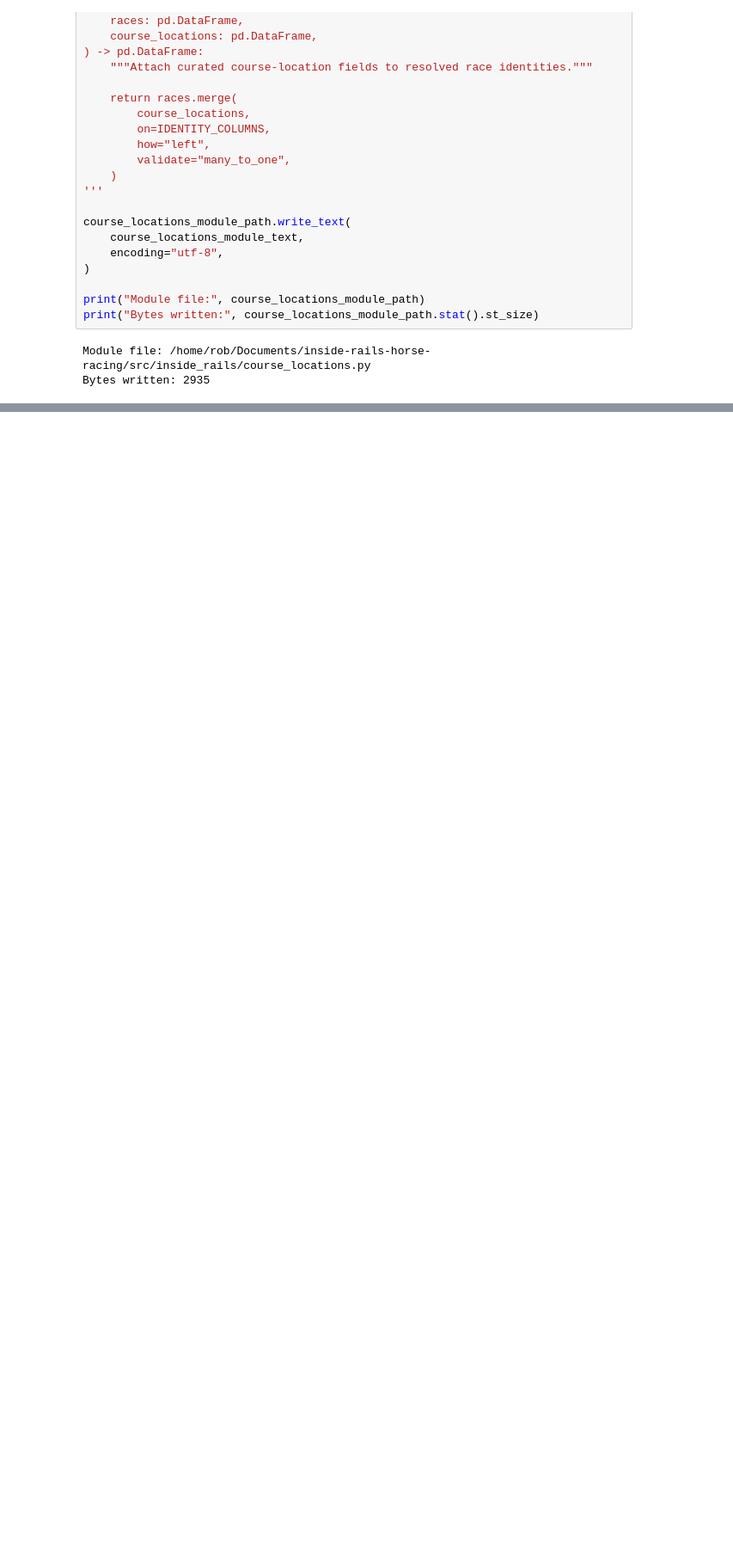
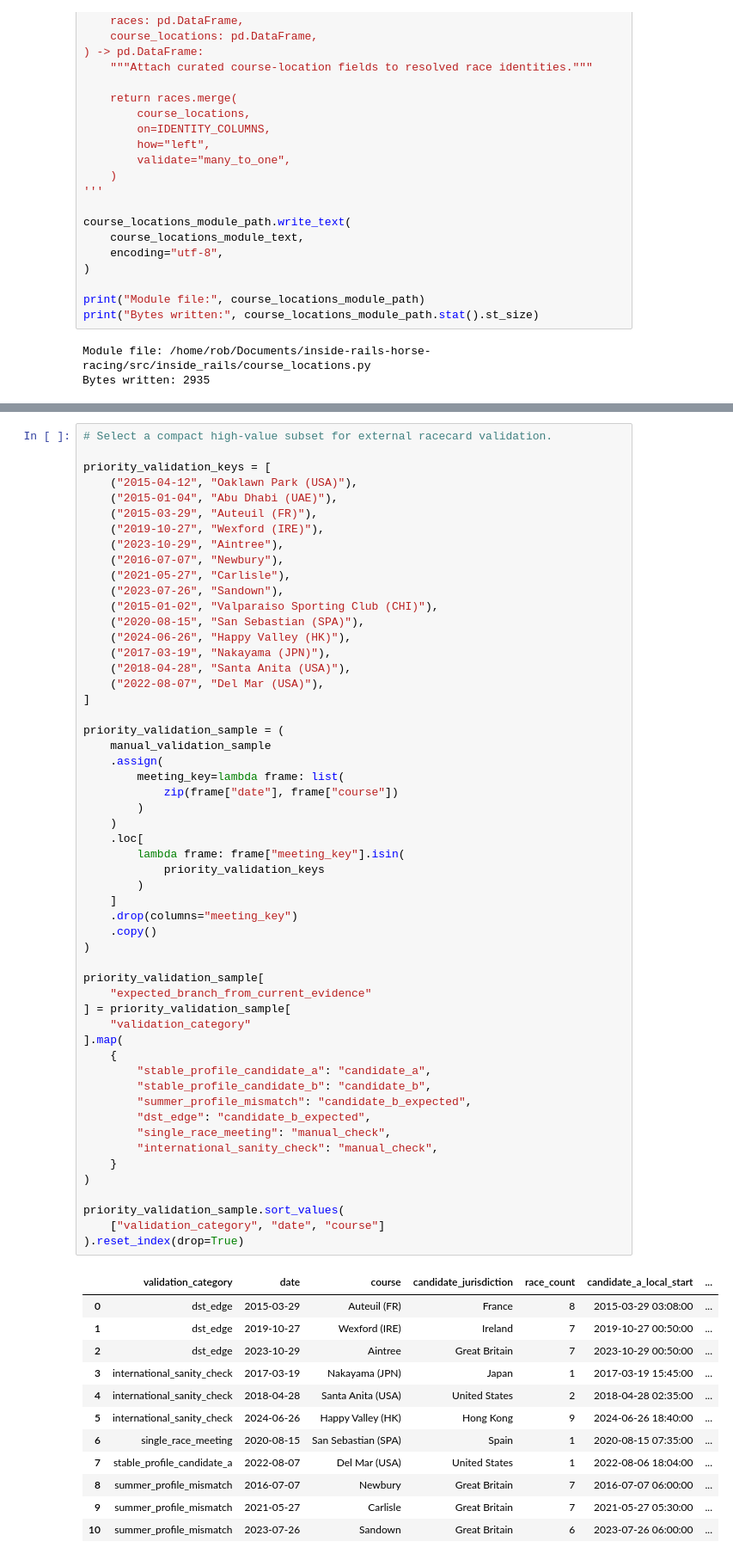
Before and after one commit to rjmac22/inside-rails-horse-racing, a Jupyter notebook: notebooks/11_off_time_and_temporal_semantics.ipynb, the cells around one changed output, grey strips where cells are left out. Shown at 86% size. Cells and saved outputs as stored; diff of their text form; blank space fills up the shorter version.

```diff
--- a/notebooks/11_off_time_and_temporal_semantics.ipynb
+++ b/notebooks/11_off_time_and_temporal_semantics.ipynb
@@ -5296,0 +7501,67 @@ Assigned timezones: 0
+# %%
+# Select a compact high-value subset for external racecard validation.
+
+priority_validation_keys = [
+    ("2015-04-12", "Oaklawn Park (USA)"),
+    ("2015-01-04", "Abu Dhabi (UAE)"),
+    ("2015-03-29", "Auteuil (FR)"),
+    ("2019-10-27", "Wexford (IRE)"),
+    ("2023-10-29", "Aintree"),
+    ("2016-07-07", "Newbury"),
+    ("2021-05-27", "Carlisle"),
+    ("2023-07-26", "Sandown"),
+    ("2015-01-02", "Valparaiso Sporting Club (CHI)"),
+    ("2020-08-15", "San Sebastian (SPA)"),
+    ("2024-06-26", "Happy Valley (HK)"),
+    ("2017-03-19", "Nakayama (JPN)"),
+    ("2018-04-28", "Santa Anita (USA)"),
+    ("2022-08-07", "Del Mar (USA)"),
+]
+
+priority_validation_sample = (
+    manual_validation_sample
+    .assign(
+        meeting_key=lambda frame: list(
+            zip(frame["date"], frame["course"])
+        )
+    )
+    .loc[
+        lambda frame: frame["meeting_key"].isin(
+            priority_validation_keys
+        )
+    ]
+    .drop(columns="meeting_key")
+    .copy()
+)
+
+priority_validation_sample[
+    "expected_branch_from_current_evidence"
+] = priority_validation_sample[
+    "validation_category"
+].map(
+    {
+        "stable_profile_candidate_a": "candidate_a",
+        "stable_profile_candidate_b": "candidate_b",
+        "summer_profile_mismatch": "candidate_b_expected",
+        "dst_edge": "candidate_b_expected",
+        "single_race_meeting": "manual_check",
+        "international_sanity_check": "manual_check",
+    }
+)
+
+priority_validation_sample.sort_values(
+    ["validation_category", "date", "course"]
+).reset_index(drop=True)
+# %% [output]
+|  | validation_category | date | course | candidate_jurisdiction | race_count | candidate_a_local_start | ... |
+| 0 | dst_edge | 2015-03-29 | Auteuil (FR) | France | 8 | 2015-03-29 03:08:00 | ... |
+| 1 | dst_edge | 2019-10-27 | Wexford (IRE) | Ireland | 7 | 2019-10-27 00:50:00 | ... |
+| 2 | dst_edge | 2023-10-29 | Aintree | Great Britain | 7 | 2023-10-29 00:50:00 | ... |
+| 3 | international_sanity_check | 2017-03-19 | Nakayama (JPN) | Japan | 1 | 2017-03-19 15:45:00 | ... |
+| 4 | international_sanity_check | 2018-04-28 | Santa Anita (USA) | United States | 2 | 2018-04-28 02:35:00 | ... |
+| 5 | international_sanity_check | 2024-06-26 | Happy Valley (HK) | Hong Kong | 9 | 2024-06-26 18:40:00 | ... |
+| 6 | single_race_meeting | 2020-08-15 | San Sebastian (SPA) | Spain | 1 | 2020-08-15 07:35:00 | ... |
+| 7 | stable_profile_candidate_a | 2022-08-07 | Del Mar (USA) | United States | 1 | 2022-08-06 18:04:00 | ... |
+| 8 | summer_profile_mismatch | 2016-07-07 | Newbury | Great Britain | 7 | 2016-07-07 06:00:00 | ... |
+| 9 | summer_profile_mismatch | 2021-05-27 | Carlisle | Great Britain | 7 | 2021-05-27 05:30:00 | ... |
+| 10 | summer_profile_mismatch | 2023-07-26 | Sandown | Great Britain | 6 | 2023-07-26 06:00:00 | ... |
```
Also changed, not shown: parts of 44 cells of this notebook, 1 other file.
